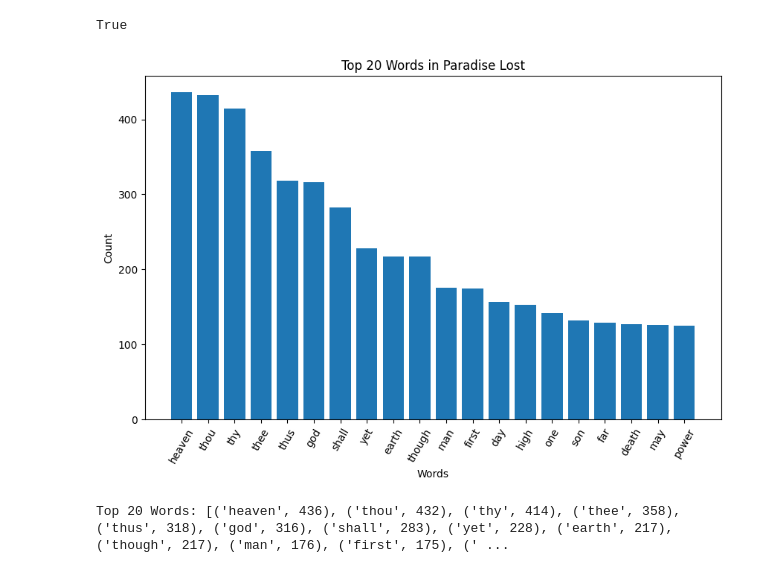
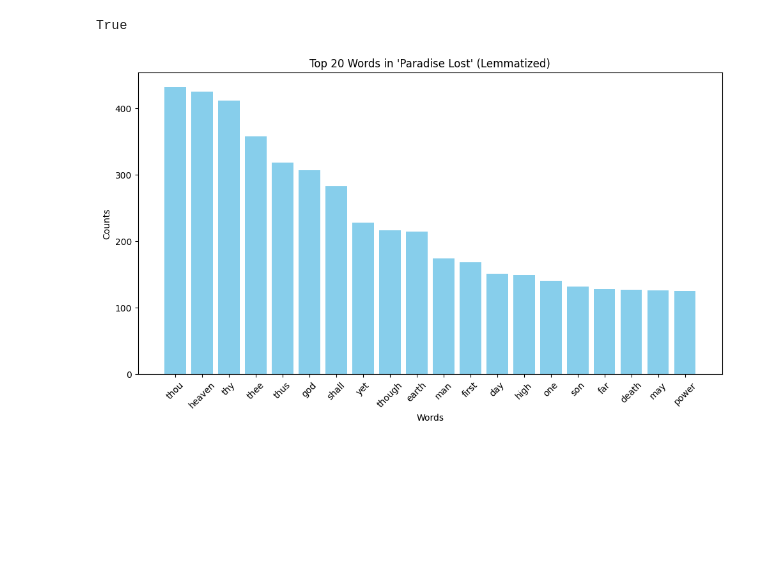
Before and after one commit to mahlet-hub/mahlet_csci_1070, a Jupyter notebook: Assignment_12.ipynb, the cells around one changed output. Cells and saved outputs as stored; diff of their text form; code cells hidden in the pictures; blank space fills up the shorter version.

```diff
--- a/Assignment_12.ipynb
+++ b/Assignment_12.ipynb
@@ -44,41 +43,39 @@ from nltk import tokenize
-# %%
-def process_paradise_lost():
-    words = gutenberg.words('milton-paradise.txt')
-
-    lemmatizer = WordNetLemmatizer()
-    stop_words = set(stopwords.words('english'))
-
-    processed_words = [
-        lemmatizer.lemmatize(word.lower())
-        for word in words
-        if word.lower() not in stop_words
-        and word.isalpha()
-        and len(word) > 2
-    ]
-
-    word_counts = Counter(processed_words)
-
-    top_words = word_counts.most_common(20)
-    word_list = []
-    count_list = []
-
-    for word, count in top_words:
-        word_list.append(word)
-        count_list.append(count)
-    plt.figure(figsize=(10, 6))
-    plt.bar(word_list, count_list)
-    plt.xticks(rotation=60)
-    plt.title('Top 20 Words in Paradise Lost')
-    plt.ylabel('Count')
-    plt.xlabel('Words')
-    plt.show()
-
-    return top_words
-
-top_words = process_paradise_lost()
-print("Top 20 Words:", top_words)
-# %% [output]
-[figure, removed]
-Top 20 Words: [('heaven', 436), ('thou', 432), ('thy', 414), ('thee', 358), ('thus', 318), ('god', 316), ('shall', 283), ('yet', 228), ('earth', 217), ('though', 217), ('man', 176), ('first', 175), (' ...
+# %%
+text = nltk.corpus.gutenberg.raw('milton-paradise.txt')
+tokens = word_tokenize(text)
+tokens_lower = [word.lower() for word in tokens]
+# %%
+stop_words = set(stopwords.words('english'))
+words_filtered = [
+    word for word in tokens_lower
+    if word not in stop_words and word not in string.punctuation
+]
+# %%
+lemmatizer = WordNetLemmatizer()
+
+
+lemmatized_words = [lemmatizer.lemmatize(word) for word in words_filtered]
+
+
+word_counts = Counter(lemmatized_words)
+# %%
+
+valid_words = {word: count for word, count in word_counts.items() if len(word) > 2}
+
+top_20_words = Counter(valid_words).most_common(20)
+
+words, counts = zip(*top_20_words)
+
+# Plot the bar chart
+plt.figure(figsize=(10, 6))
+plt.bar(words, counts, color='skyblue')
+plt.title("Top 20 Words in 'Paradise Lost' (Lemmatized)")
+plt.xlabel("Words")
+plt.ylabel("Counts")
+plt.xticks(rotation=45)
+plt.tight_layout()
+plt.show()
+# %% [output]
+[figure, added]
 # %%
 # By ensuring that a word's derivative forms are mapped to their relevant base root, lemmatization improves the accuracy of the analysis. By eliminating word ends without taking context into account, stemming may oversimplify.
```
Also changed, not shown: parts of 13 cells of this notebook.
